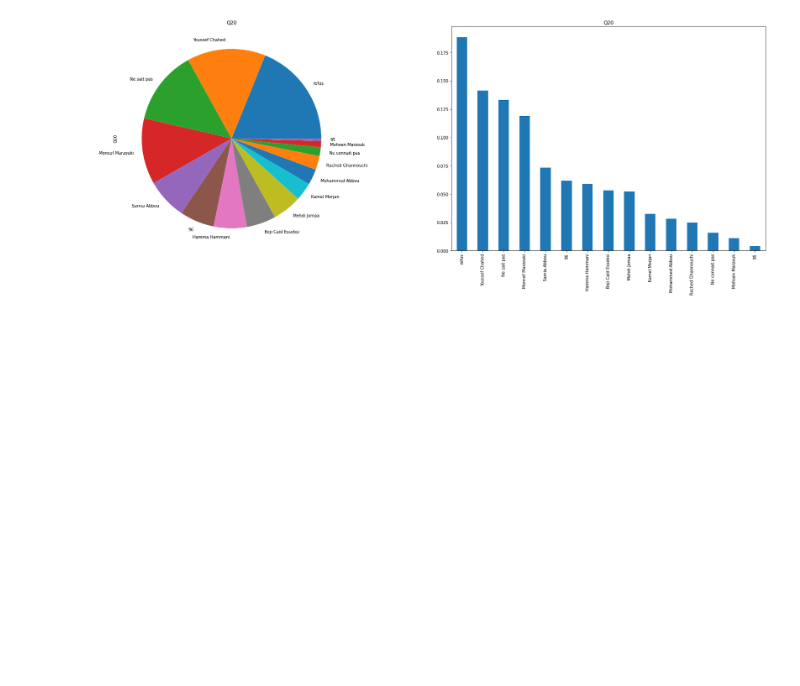
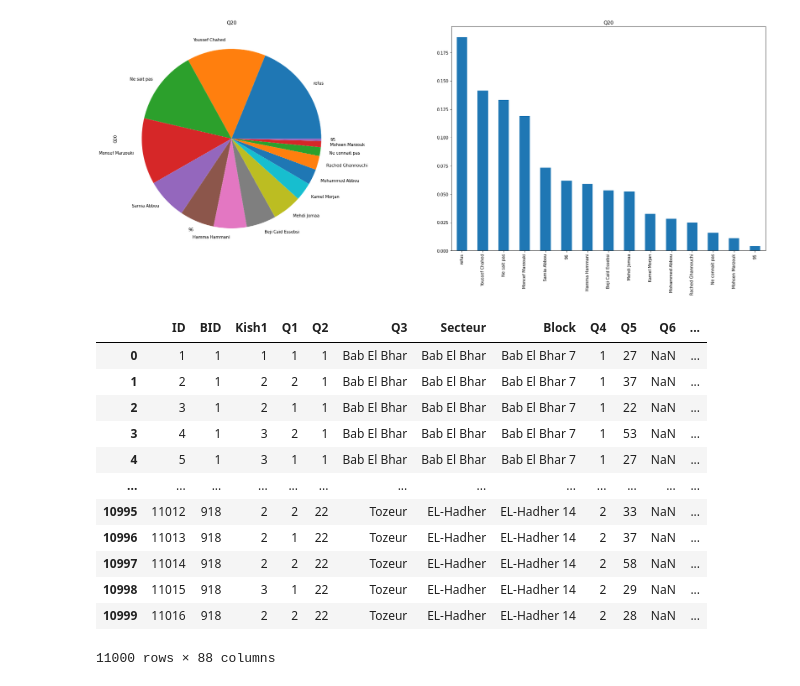
Before and after one commit to med-tz/elelction_Tunisie, a Jupyter notebook: Source.ipynb, the cells around one changed output. Drawn from its saved outputs; the diff is of its cells as text; code cells hidden in the pictures; blank space fills up the shorter version.

```diff
--- a/Source.ipynb
+++ b/Source.ipynb
@@ -20,6 +20,8 @@ drive.mount('/content/drive')
 Base=pd.read_excel('/content/drive/MyDrive/stat up/Base.xlsx')
 # %% [output]
 Drive already mounted at /content/drive; to attempt to forcibly remount, call drive.mount("/content/drive", force_remount=True).
+# %%
+Base=pd.read_excel("/content/Base.xlsx")
 # %%
 
 Base.head(10)
@@ -186,3 +188,21 @@ Mohsen Marzouk        123
 Name: Q20, dtype: int64
 Text(0.5, 1.0, 'Q20')
 [figure]
+# %%
+Base["groupe d'age"]= pd.cut(Base.Q5,bins=[0,25,50,75,100])
+# %%
+Base
+# %% [output]
+|  | ID | BID | Kish1 | Q1 | Q2 | Q3 | Secteur | Block | Q4 | Q5 | Q6 | ... |
+| 0 | 1 | 1 | 1 | 1 | 1 | Bab El Bhar | Bab El Bhar | Bab El Bhar 7 | 1 | 27 | NaN | ... |
+| 1 | 2 | 1 | 2 | 2 | 1 | Bab El Bhar | Bab El Bhar | Bab El Bhar 7 | 1 | 37 | NaN | ... |
+| 2 | 3 | 1 | 2 | 1 | 1 | Bab El Bhar | Bab El Bhar | Bab El Bhar 7 | 1 | 22 | NaN | ... |
+| 3 | 4 | 1 | 3 | 2 | 1 | Bab El Bhar | Bab El Bhar | Bab El Bhar 7 | 1 | 53 | NaN | ... |
+| 4 | 5 | 1 | 3 | 1 | 1 | Bab El Bhar | Bab El Bhar | Bab El Bhar 7 | 1 | 27 | NaN | ... |
+| ... | ... | ... | ... | ... | ... | ... | ... | ... | ... | ... | ... | ... |
+| 10995 | 11012 | 918 | 2 | 2 | 22 | Tozeur | EL-Hadher | EL-Hadher 14 | 2 | 33 | NaN | ... |
+| 10996 | 11013 | 918 | 2 | 1 | 22 | Tozeur | EL-Hadher | EL-Hadher 14 | 2 | 37 | NaN | ... |
+| 10997 | 11014 | 918 | 2 | 2 | 22 | Tozeur | EL-Hadher | EL-Hadher 14 | 2 | 58 | NaN | ... |
+| 10998 | 11015 | 918 | 3 | 1 | 22 | Tozeur | EL-Hadher | EL-Hadher 14 | 2 | 29 | NaN | ... |
+| 10999 | 11016 | 918 | 2 | 2 | 22 | Tozeur | EL-Hadher | EL-Hadher 14 | 2 | 28 | NaN | ... |
+11000 rows × 88 columns
```
Also changed, not shown: parts of 6 cells of this notebook, 1 other file.
